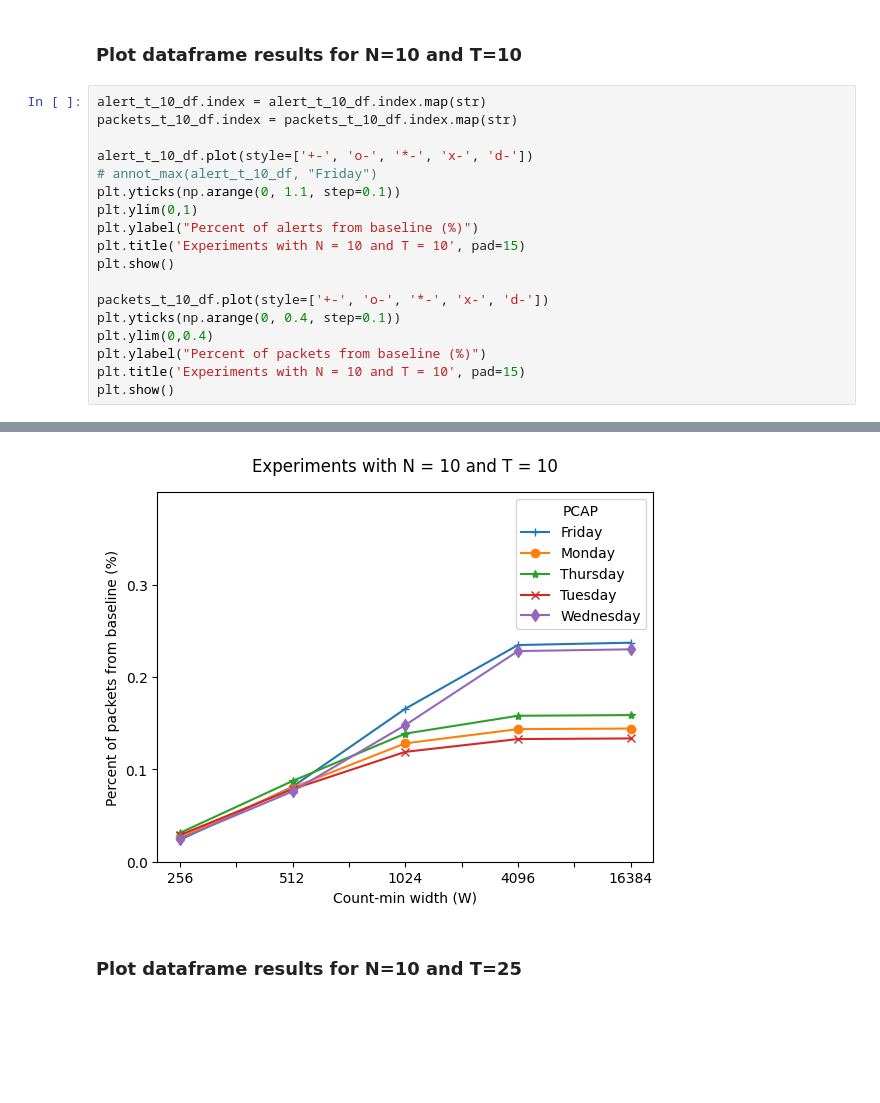
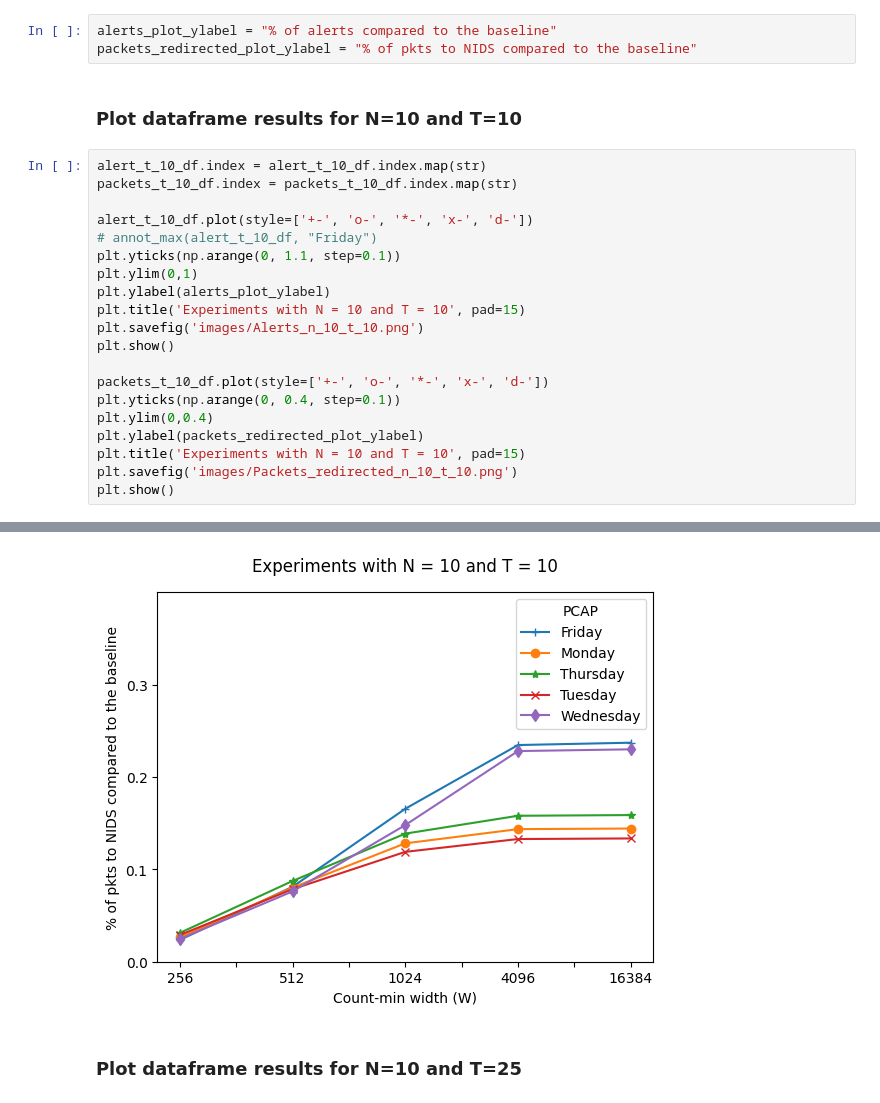
Before and after one commit to HenriqueBBrum/Network-Wide-Rule-Orchestrator, a Jupyter notebook: testing/dataplane_parameters_evaluation/parameters_evaluation_plots.ipynb, the cells around one changed output, grey strips where cells are left out. Saved outputs shown, nothing was run; the diff lists cells and outputs as text; blank space fills up the shorter version.

Commit message:
New dataplane parameters images

```diff
--- a/testing/dataplane_parameters_evaluation/parameters_evaluation_plots.ipynb
+++ b/testing/dataplane_parameters_evaluation/parameters_evaluation_plots.ipynb
@@ -208,6 +208,9 @@ def annot_max(df, key, max=True, ax=None):
     kw = dict(xycoords='data',textcoords="data",
               arrowprops=arrowprops, bbox=bbox_props, ha="left", va="top")
     ax.annotate(text, xy=(x, y), xytext=(x,y+5), **kw)
+# %%
+alerts_plot_ylabel = "% of alerts compared to the baseline"
+packets_redirected_plot_ylabel = "% of pkts to NIDS compared to the baseline"
 # %% [markdown]
 ### Plot dataframe results for N=10 and T=10
 # %%
@@ -218,14 +221,16 @@ alert_t_10_df.plot(style=['+-', 'o-', '*-', 'x-', 'd-'])
 # annot_max(alert_t_10_df, "Friday")
 plt.yticks(np.arange(0, 1.1, step=0.1))
 plt.ylim(0,1)
-plt.ylabel("Percent of alerts from baseline (%)")
+plt.ylabel(alerts_plot_ylabel)
 plt.title('Experiments with N = 10 and T = 10', pad=15)
+plt.savefig('images/Alerts_n_10_t_10.png')
 plt.show()
 
 packets_t_10_df.plot(style=['+-', 'o-', '*-', 'x-', 'd-'])
 plt.yticks(np.arange(0, 0.4, step=0.1))
 plt.ylim(0,0.4)
-plt.ylabel("Percent of packets from baseline (%)")
+plt.ylabel(packets_redirected_plot_ylabel)
 plt.title('Experiments with N = 10 and T = 10', pad=15)
+plt.savefig('images/Packets_redirected_n_10_t_10.png')
 plt.show()
 # %% [output]
@@ -233,4 +238,4 @@ plt.show()
-[figure, old version]
+[figure, new version]
 # %% [markdown]
 ### Plot dataframe results for N=10 and T=25
 # %%
```
Also changed, not shown: parts of 6 cells of this notebook, 17 other files.
